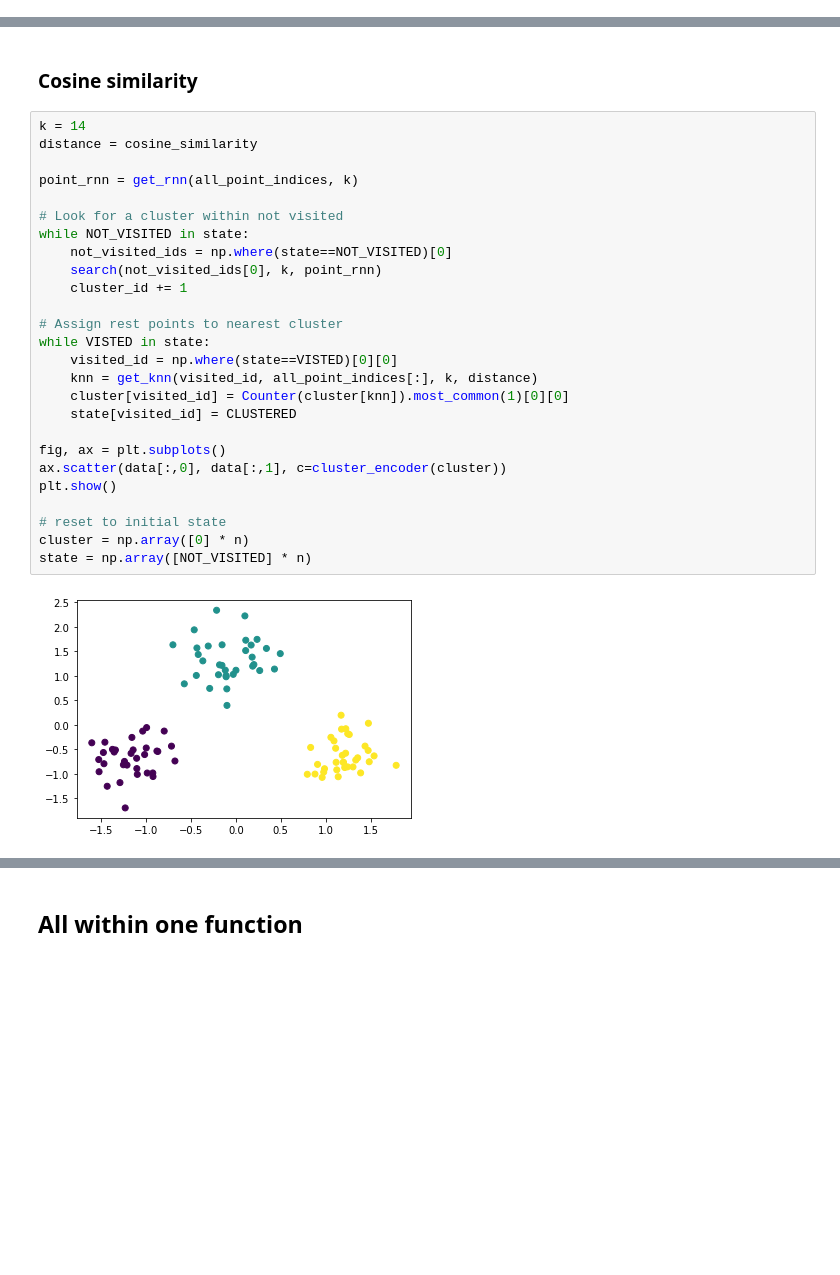
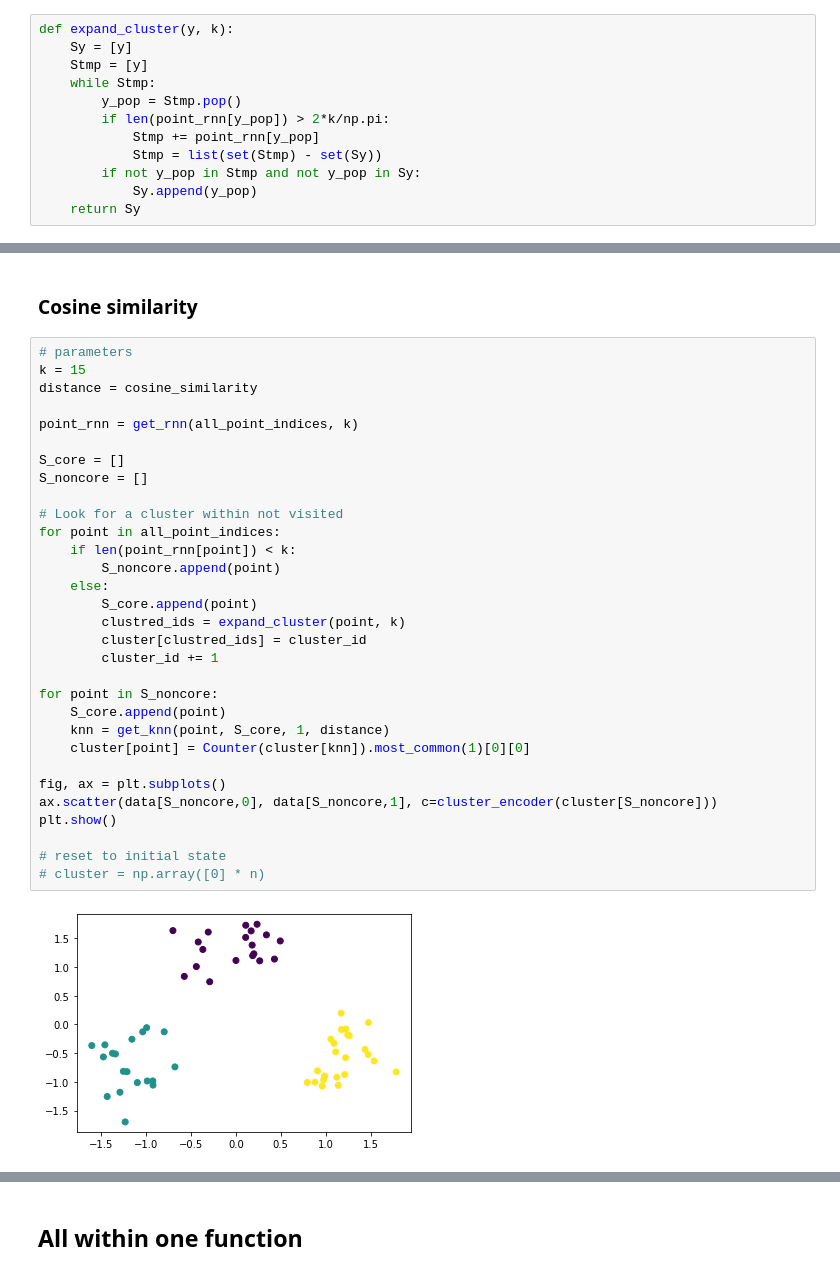
Before and after one commit to arek544/DBSCAN, a Jupyter notebook: dbscan_vs_dbscrn.ipynb, the cells around one changed output, grey strips where cells are left out. Cells and saved outputs as stored; diff of their text form; blank space fills up the shorter version.

```diff
--- a/dbscan_vs_dbscrn.ipynb
+++ b/dbscan_vs_dbscrn.ipynb
@@ -271,3 +259,15 @@ def search(current_index, k, point_rnn):
+# %%
+def expand_cluster(y, k):
+    Sy = [y]
+    Stmp = [y]
+    while Stmp:
+        y_pop = Stmp.pop()
+        if len(point_rnn[y_pop]) > 2*k/np.pi:
+            Stmp += point_rnn[y_pop]
+            Stmp = list(set(Stmp) - set(Sy))
+        if not y_pop in Stmp and not y_pop in Sy:
+            Sy.append(y_pop)
+    return Sy
 # %% [markdown]
 ## Clusterization test
 # %% [markdown]
@@ -304,30 +307,35 @@ state = np.array([NOT_VISITED] * n)
 # %% [markdown]
 ### Cosine similarity
 # %%
-k = 14
+# parameters
+k = 15
 distance = cosine_similarity
 
 point_rnn = get_rnn(all_point_indices, k)
 
+S_core = []
+S_noncore = []
+
 # Look for a cluster within not visited
-while NOT_VISITED in state:
-    not_visited_ids = np.where(state==NOT_VISITED)[0]
-    search(not_visited_ids[0], k, point_rnn)
-    cluster_id += 1
+for point in all_point_indices:
+    if len(point_rnn[point]) < k:
+        S_noncore.append(point)
+    else:
+        S_core.append(point)
+        clustred_ids = expand_cluster(point, k)
+        cluster[clustred_ids] = cluster_id
+        cluster_id += 1
 
-# Assign rest points to nearest cluster
-while VISTED in state:
-    visited_id = np.where(state==VISTED)[0][0]
-    knn = get_knn(visited_id, all_point_indices[:], k, distance)
-    cluster[visited_id] = Counter(cluster[knn]).most_common(1)[0][0]
-    state[visited_id] = CLUSTERED
+for point in S_noncore:
+    S_core.append(point)
+    knn = get_knn(point, S_core, 1, distance)
+    cluster[point] = Counter(cluster[knn]).most_common(1)[0][0]
 
 fig, ax = plt.subplots()
-ax.scatter(data[:,0], data[:,1], c=cluster_encoder(cluster))
+ax.scatter(data[S_noncore,0], data[S_noncore,1], c=cluster_encoder(cluster[S_noncore]))
 plt.show()
 
 # reset to initial state
-cluster = np.array([0] * n)
-state = np.array([NOT_VISITED] * n)
+# cluster = np.array([0] * n)
 # %% [output]
-[figure, old version]
+[figure, new version]
```
Also changed, not shown: parts of 15 cells of this notebook.
